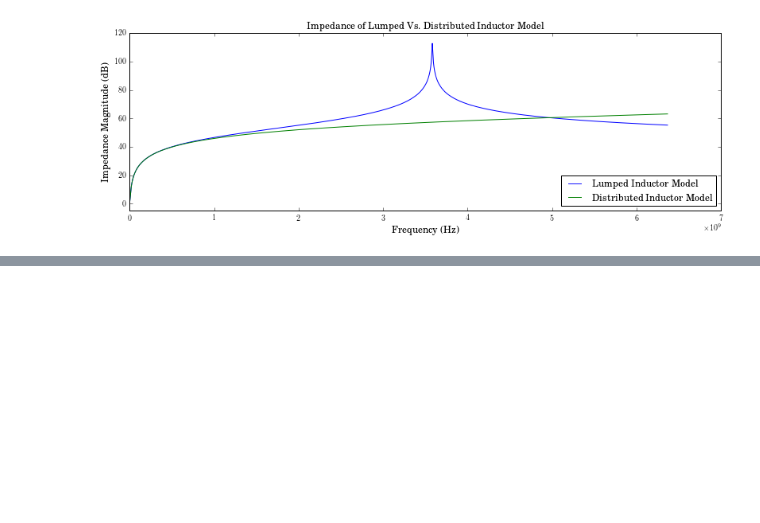
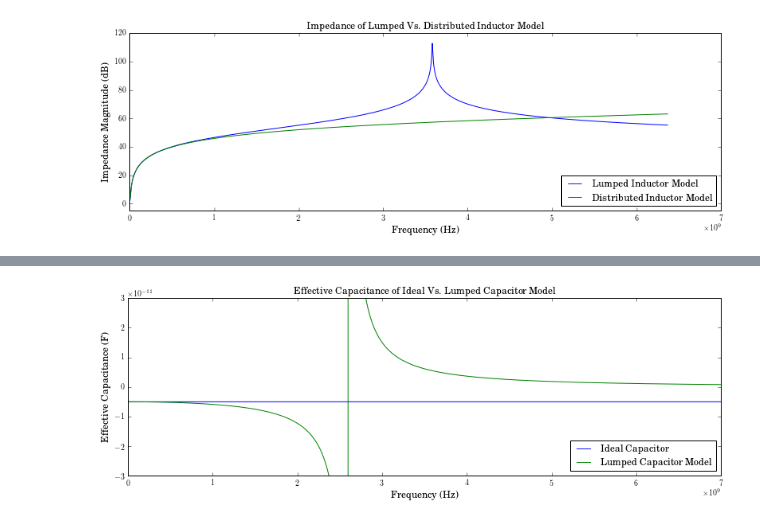
Before and after one commit to vighneshiyer/ee142, a Jupyter notebook: Labs/lab1/prelab/prelab_plotting.ipynb, the cells around one changed output, grey strips where cells are left out. Saved outputs shown, nothing was run; the diff lists cells and outputs as text; code cells hidden in the pictures; blank space fills up the shorter version.

```diff
--- a/Labs/lab1/prelab/prelab_plotting.ipynb
+++ b/Labs/lab1/prelab/prelab_plotting.ipynb
@@ -111,0 +132,23 @@ plt.show()
+# %%
+ideal_cap_inductance = [""] * len(ideal_cap_impedance)
+nonideal_cap_inductance = [""] * len(nonideal_cap_impedance)
+for i in range(0, len(ideal_cap_impedance)):
+    ideal_cap_inductance[i] = 1 / (ideal_cap_impedance[i].imag * cap_freq[i] * 2 * math.pi)
+    nonideal_cap_inductance[i] = 1 / (nonideal_cap_impedance[i].imag * cap_freq[i] * 2 * math.pi)
+
+width, height = plt.figaspect(0.3)
+fig = plt.figure(figsize=(width,height))
+
+plt.plot(cap_freq, ideal_cap_inductance)
+plt.plot(cap_freq, nonideal_cap_inductance)
+plt.xlabel('Frequency (Hz)')
+plt.ylabel('Effective Capacitance (F)')
+plt.ylim([-30e-12, 30e-12])
+#plt.ylim([-7e-12, -5e-12])
+#plt.xlim([0, 1e9])
+plt.title('Effective Capacitance of Ideal Vs. Lumped Capacitor Model')
+plt.legend(['Ideal Capacitor', 'Lumped Capacitor Model'], loc='lower right')
+plt.savefig('images/cap_capacitance.png', bbox_inches='tight', dpi=300)
+plt.show()
+# %% [output]
+[figure, added]
```
Also changed, not shown: parts of 2 cells of this notebook, 6 other files.
